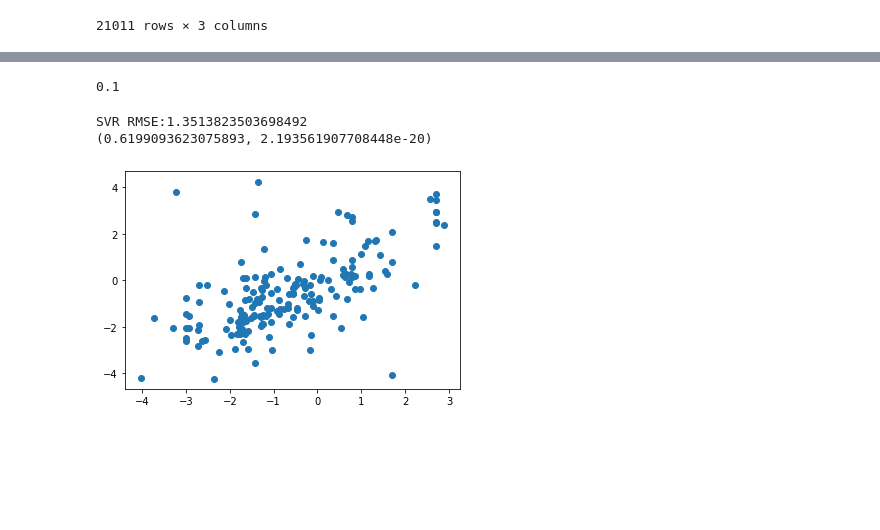
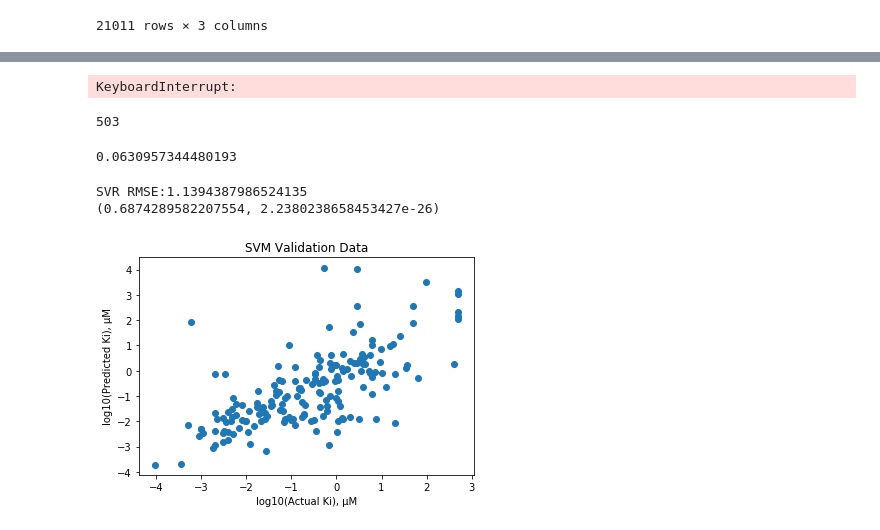
Before and after one commit to srensi/tmprss2, a Jupyter notebook: 20200525_TMPRSS2_SVM.ipynb, the cells around one changed output, grey strips where cells are left out. Drawn from its saved outputs; the diff is of its cells as text; code cells hidden in the pictures; blank space fills up the shorter version.

```diff
--- a/20200525_TMPRSS2_SVM.ipynb
+++ b/20200525_TMPRSS2_SVM.ipynb
@@ -55,32 +113,54 @@ X_test = np.stack(screening_data.morgan_fingerprint)
+# %%
+SVM_testing = make_pipeline(StandardScaler(), LinearSVC(random_state=0, tol=1e-5, C=c_param_SVC_test))
+SVM_testing.fit(X_combined, y_combined)
+
+screening_compounds = np.stack(screening_data.morgan_fingerprint)
+
+pred = SVM_testing.predict(screening_compounds)
+screening_data['predictions'] = pred
+inactiveCompounds = screening_data[(screening_data['predictions'] == 0)].index
+active_screening_compounds = screening_data.drop(inactiveCompounds)
+# %% [output]
+KeyboardInterrupt:
+# %%
+len(active_screening_compounds)
+# %% [output]
+503
 # %%
 #split training and testing data for each dataset
-train_X, test_X, train_y, test_y = train_test_split(X_assays, y_assays, test_size=0.2)
+y_assays_logKi = np.log10(assays.acvalue_scaled_to_tmprss2.fillna(assays.acvalue_target))
+
+train_X, test_X, train_y, test_y = train_test_split(X_assays, y_assays_logKi, test_size=0.2)
 # %%
 # Use SKLearn GridSearch CV function to identify optimal C parameter for SVM regression (training set)
-Cs = np.logspace(-6, -1, 10)
+Cs = np.logspace(-6, 2, 16)
 clf = GridSearchCV(estimator=LinearSVR(random_state=0, tol=1e-5), param_grid=dict(C=Cs), n_jobs=-1)
 clf.fit(train_X, train_y)
-c_param = clf.best_estimator_.C
+c_param_SVR_test = clf.best_estimator_.C
-# %%
-c_param
-# %% [output]
-0.1
+# %%
+c_param_SVR_test
+# %% [output]
+0.0630957344480193
 # %%
 #Run SVM regression using SKLearn on test set. Linear regression for prediction accuracy
-svmReg = make_pipeline(StandardScaler(), LinearSVR(random_state=0, tol=1e-5, C=c_param))
+svmReg = make_pipeline(StandardScaler(), LinearSVR(random_state=0, tol=1e-5, C=c_param_SVR_test))
 svmReg.fit(train_X, train_y)
 
 pred = svmReg.predict(test_X)
 MSE = mean_squared_error(test_y, pred)
 RMSE = np.sqrt(MSE)
 print("SVR RMSE:{}".format(RMSE))
 
 plt.scatter(test_y, pred)
+plt.xlabel('log10(Actual Ki), μM')
+plt.ylabel('log10(Predicted Ki), μM')
+plt.title('SVM Validation Data')
+
 corr = scipy.stats.pearsonr(test_y, pred)
 print(corr)
 # %% [output]
-SVR RMSE:1.3513823503698492
-(0.6199093623075893, 2.193561907708448e-20)
+SVR RMSE:1.1394387986524135
+(0.6874289582207554, 2.2380238658453427e-26)
-[figure, old version]
+[figure, new version]
 # %%
 #SKLearn C parameter optimization
```
Also changed, not shown: parts of 19 cells of this notebook.
